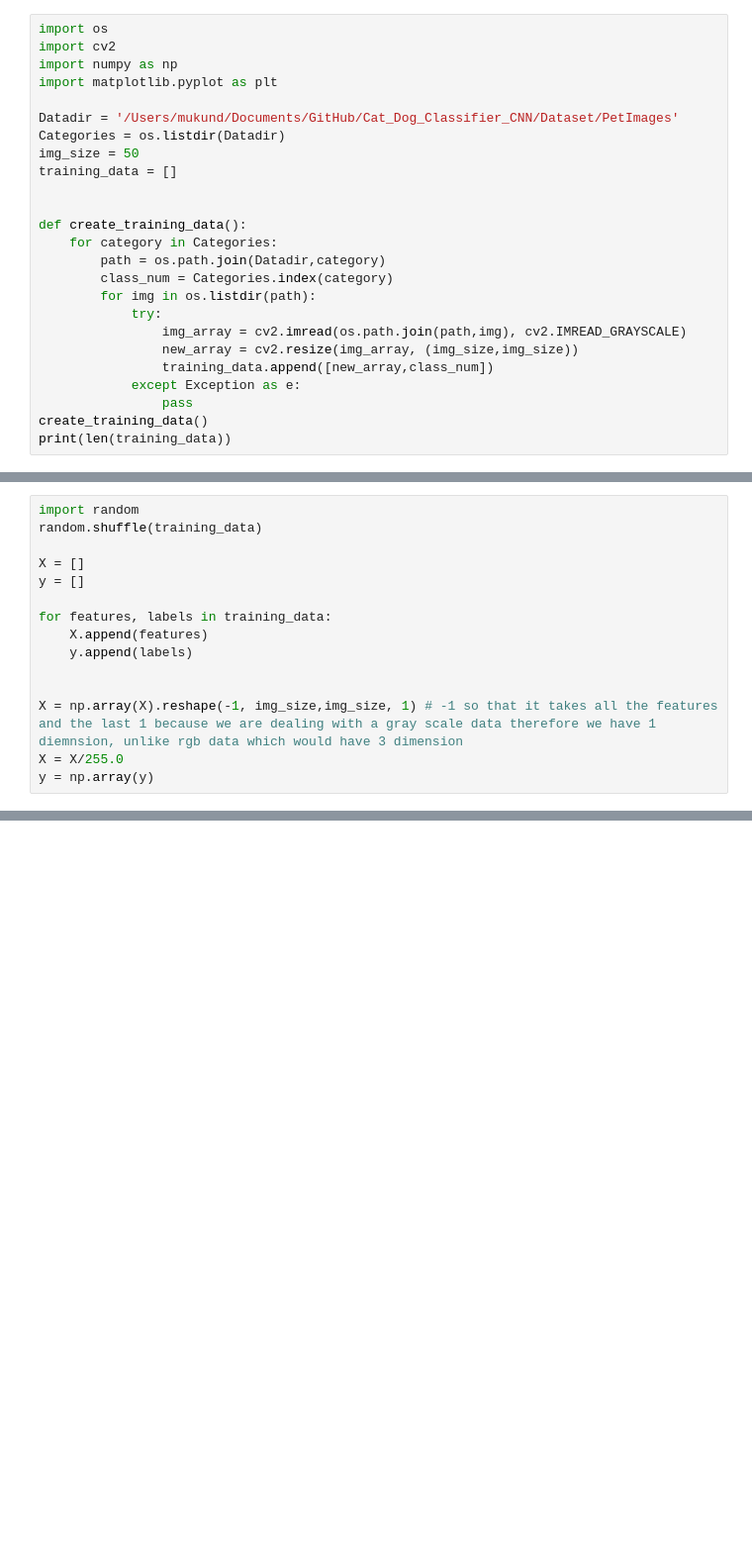
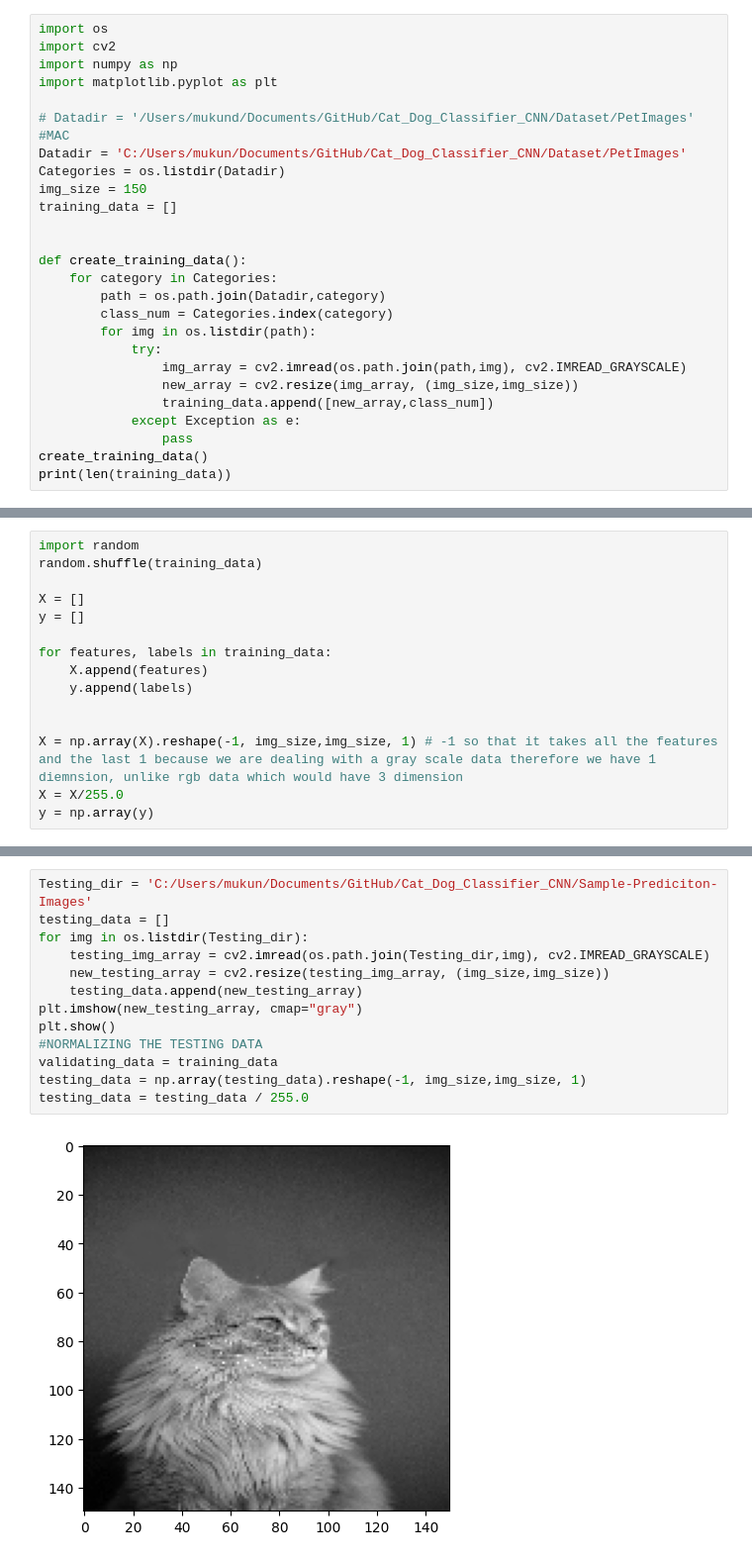
Before and after one commit to Mukund604/Cat_Dog_Classifier_CNN, a Jupyter notebook: CNN.ipynb, the cells around one changed output, grey strips where cells are left out. Shown at 99% size. Saved outputs shown, nothing was run; the diff lists cells and outputs as text; blank space fills up the shorter version.

```diff
--- a/CNN.ipynb
+++ b/CNN.ipynb
@@ -4,9 +4,10 @@ import cv2
 import numpy as np
 import matplotlib.pyplot as plt
 
-Datadir = '/Users/mukund/Documents/GitHub/Cat_Dog_Classifier_CNN/Dataset/PetImages'
+# Datadir = '/Users/mukund/Documents/GitHub/Cat_Dog_Classifier_CNN/Dataset/PetImages' #MAC
+Datadir = 'C:/Users/mukun/Documents/GitHub/Cat_Dog_Classifier_CNN/Dataset/PetImages'
 Categories = os.listdir(Datadir)
-img_size = 50
+img_size = 150
 training_data = []
 
 
@@ -98,0 +87,15 @@ Epoch 5/5
+# %%
+Testing_dir = 'C:/Users/mukun/Documents/GitHub/Cat_Dog_Classifier_CNN/Sample-Prediciton-Images'
+testing_data = []
+for img in os.listdir(Testing_dir):
+    testing_img_array = cv2.imread(os.path.join(Testing_dir,img), cv2.IMREAD_GRAYSCALE)
+    new_testing_array = cv2.resize(testing_img_array, (img_size,img_size))
+    testing_data.append(new_testing_array)
+plt.imshow(new_testing_array, cmap="gray")
+plt.show()
+#NORMALIZING THE TESTING DATA
+validating_data = training_data
+testing_data = np.array(testing_data).reshape(-1, img_size,img_size, 1)
+testing_data = testing_data / 255.0
+# %% [output]
+[figure, added]
```
Also changed, not shown: parts of 4 cells of this notebook, 27 other files.
